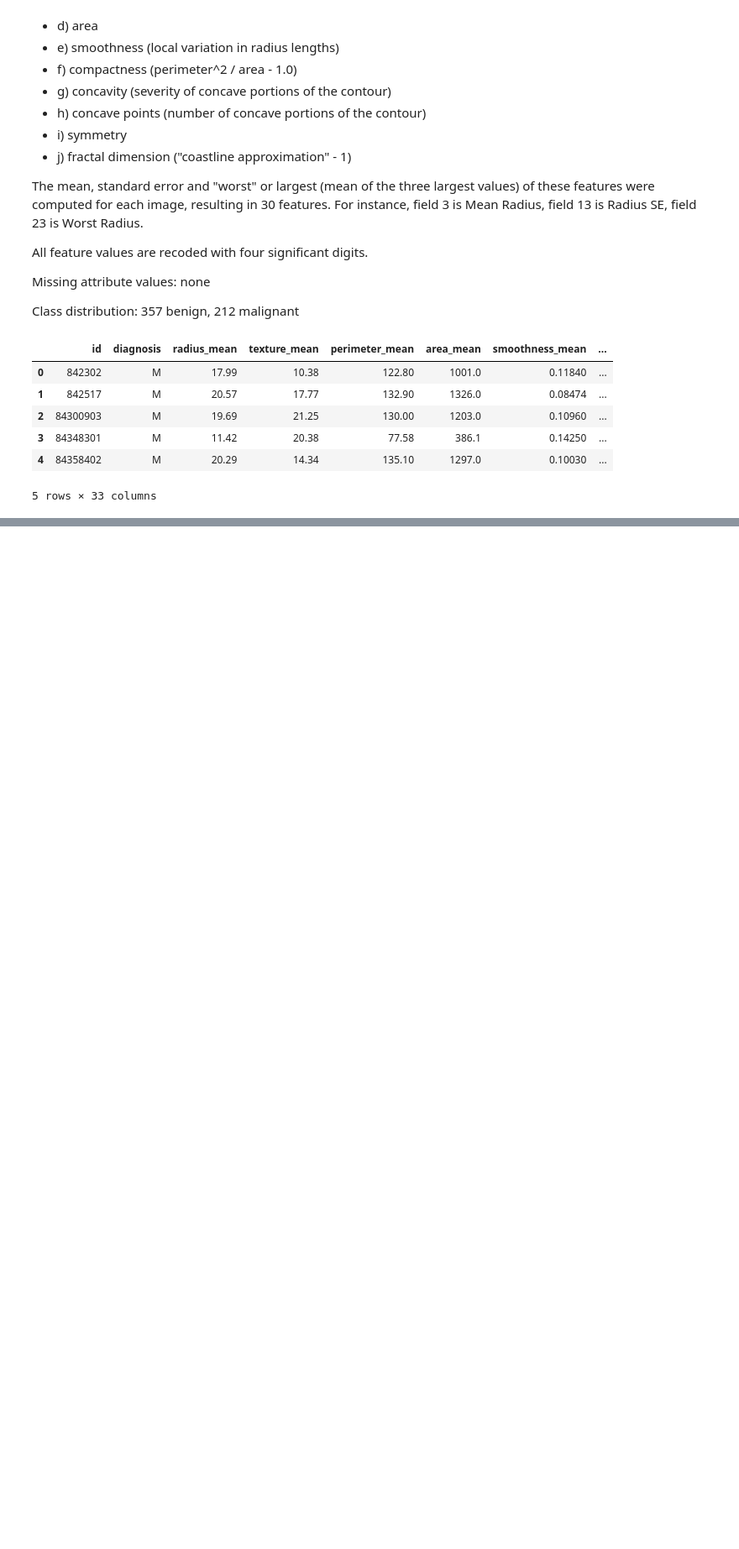
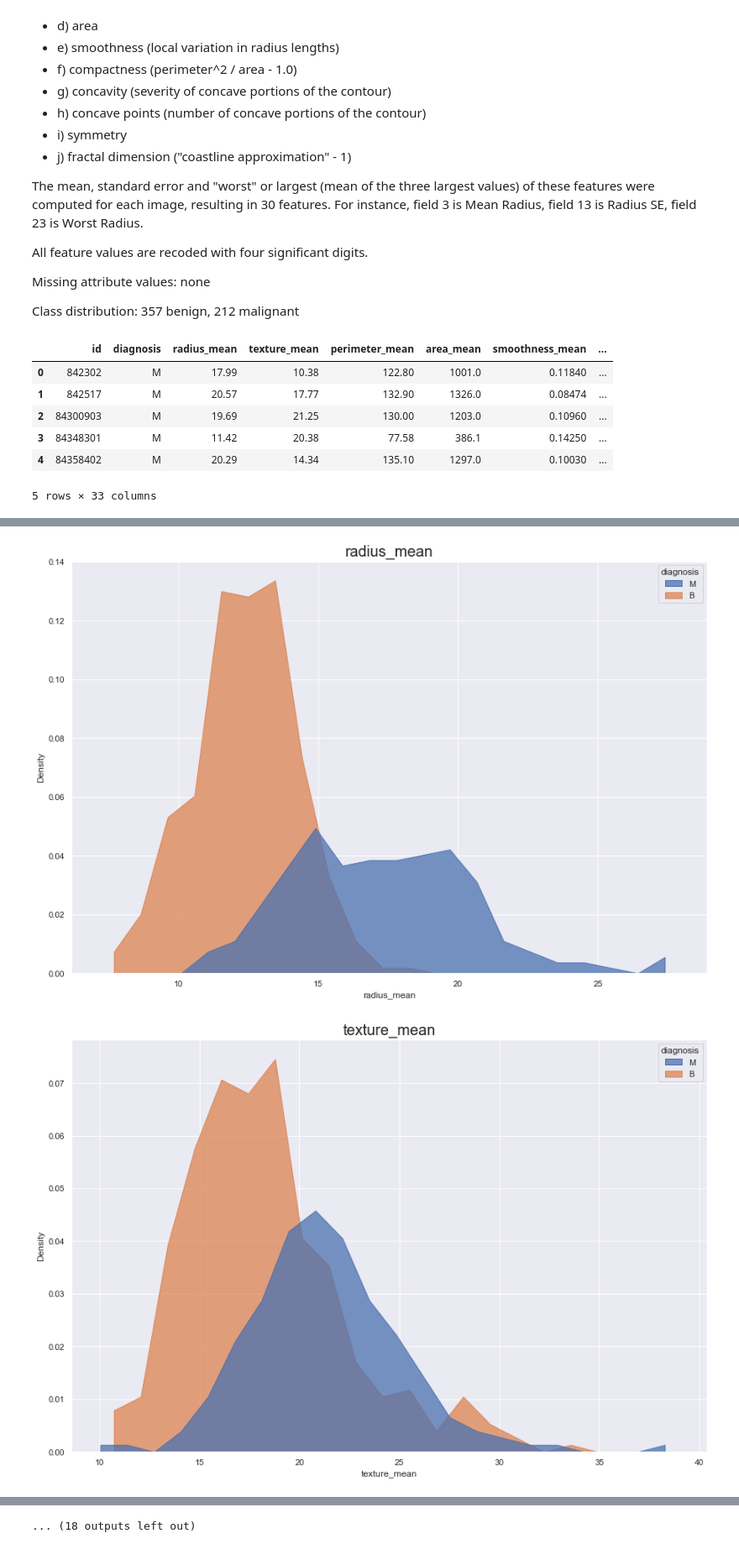
Before and after one commit to dimassores/ml-basics, a Jupyter notebook: LDA-and-QDA-exploration/LDA_and_QDA_Modeling.ipynb, the cells around one changed output, grey strips where cells are left out. Shown at 84% size. Saved outputs shown, nothing was run; the diff lists cells and outputs as text; code cells hidden in the pictures; blank space fills up the shorter version.

```diff
--- a/LDA-and-QDA-exploration/LDA_and_QDA_Modeling.ipynb
+++ b/LDA-and-QDA-exploration/LDA_and_QDA_Modeling.ipynb
@@ -52,3 +59,5 @@ dataset.head()
 | 3 | 84348301 | M | 11.42 | 20.38 | 77.58 | 386.1 | 0.14250 | ... |
 | 4 | 84358402 | M | 20.29 | 14.34 | 135.10 | 1297.0 | 0.10030 | ... |
 5 rows × 33 columns
+# %%
+df = dataset.drop(['id', 'Unnamed: 32'], axis =1)
@@ -54,0 +97,12 @@ dataset.head()
+# %%
+def make_dist_plot(x, hue, data):
+    sns.set(rc={'figure.figsize':(15,10)})
+    sns.set(font_scale = 1)
+    sns.histplot(data=data,
+                 x=x,
+                 hue=hue,
+                 multiple="dodge",
+                 element="poly",
+                 stat="density")
+    plt.title(x, fontsize=20)
+    plt.show()
@@ -54,0 +111,8 @@ dataset.head()
+# %%
+for variables in df.select_dtypes(exclude = 'object').columns:
+    make_dist_plot(x = variables,
+                   hue = 'diagnosis',
+                   data = df)
+# %% [output]
+[figure, added]
+[figure, added]
@@ -54,0 +129 @@ dataset.head()
+... (18 outputs left out)
```
Also changed, not shown: parts of 19 cells of this notebook.
